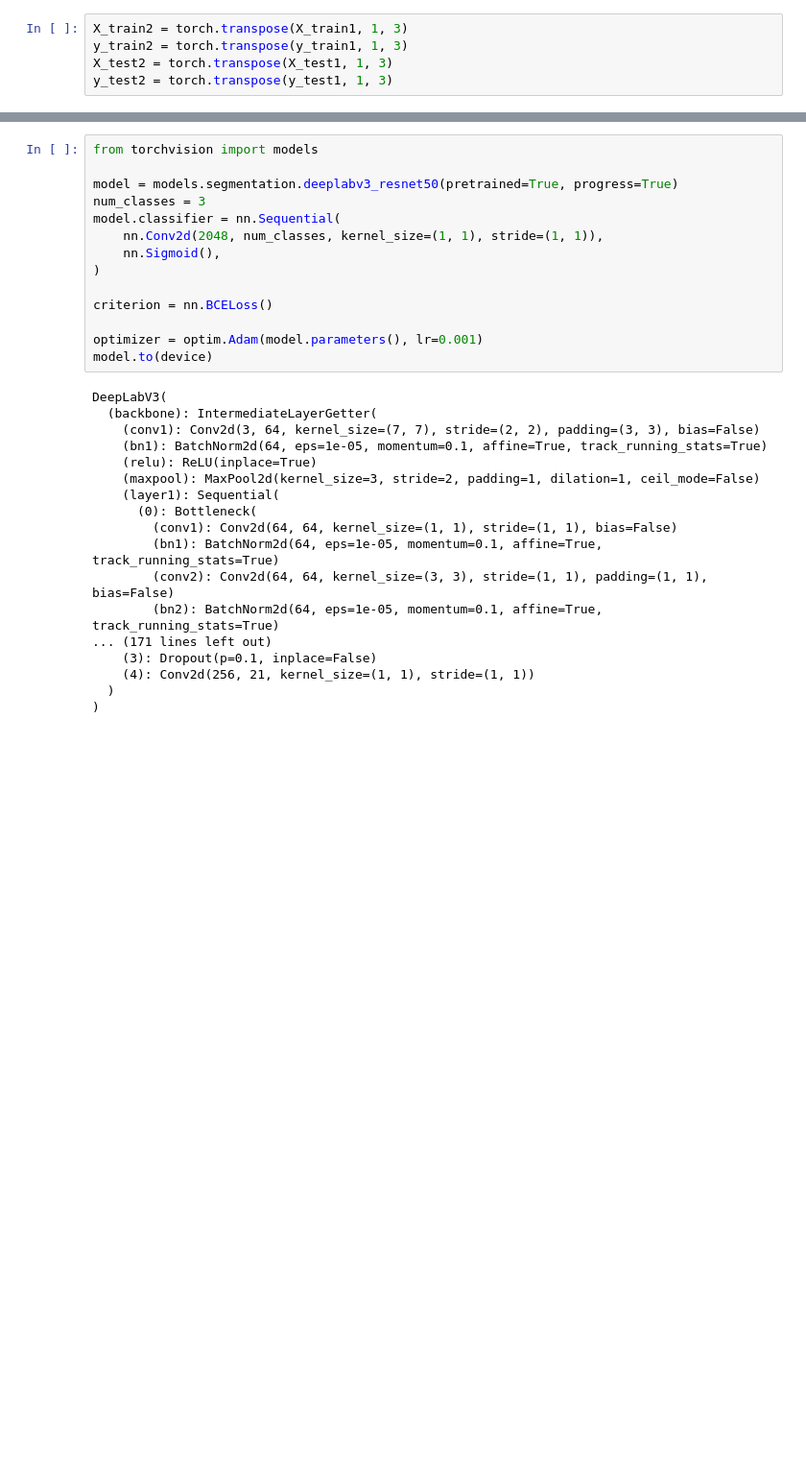
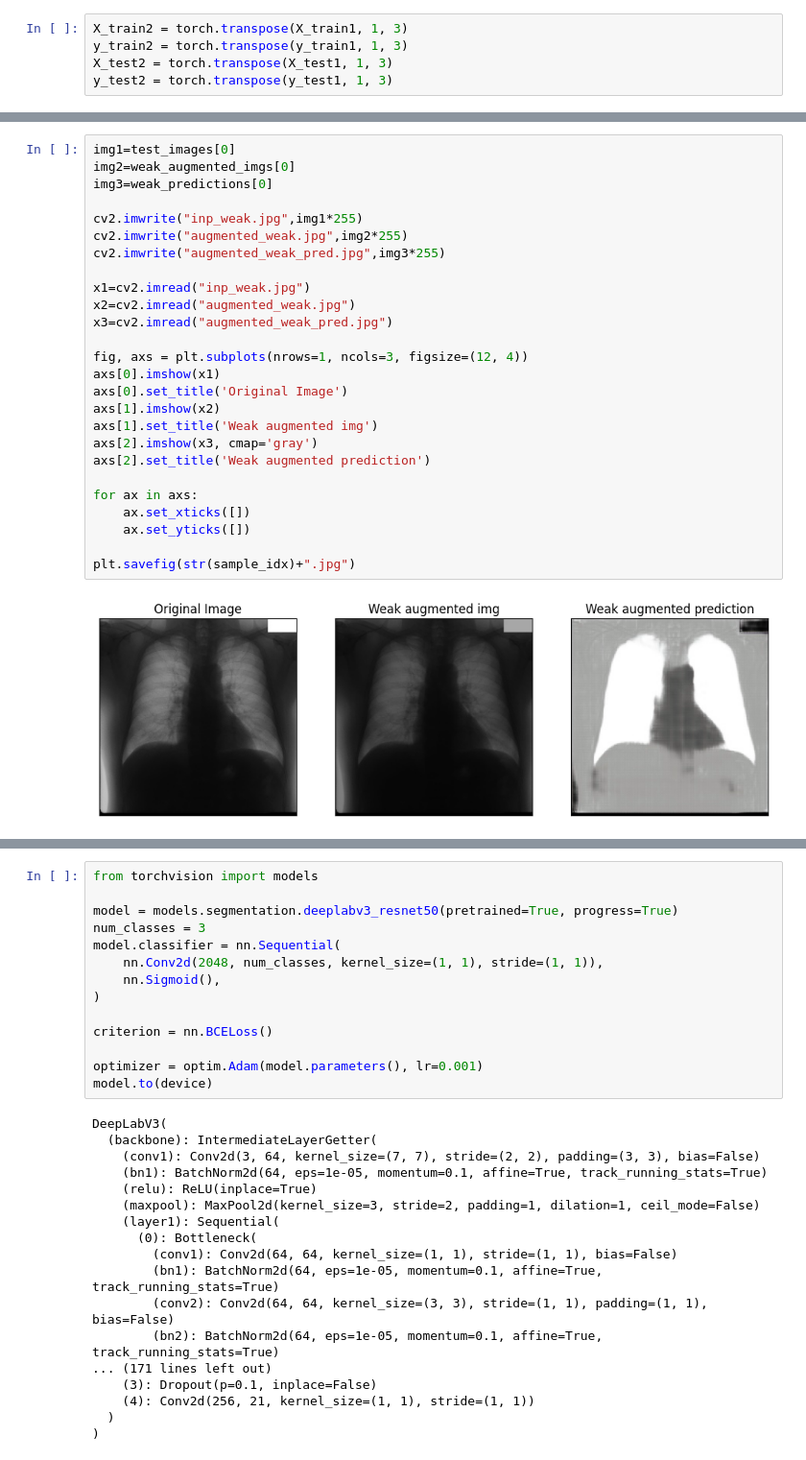
Before and after one commit to kbrohi/Reference-guided-Pseudo-Label-Generation, a Jupyter notebook: code.ipynb, the cells around one changed output, grey strips where cells are left out. Shown at 96% size. Drawn from its saved outputs; the diff is of its cells as text; blank space fills up the shorter version.

```diff
--- a/code.ipynb
+++ b/code.ipynb
@@ -345,0 +553,28 @@ plt.savefig(str(sample_idx)+".jpg")
+# %%
+img1=test_images[0]
+img2=weak_augmented_imgs[0]
+img3=weak_predictions[0]
+
+cv2.imwrite("inp_weak.jpg",img1*255)
+cv2.imwrite("augmented_weak.jpg",img2*255)
+cv2.imwrite("augmented_weak_pred.jpg",img3*255)
+
+x1=cv2.imread("inp_weak.jpg")
+x2=cv2.imread("augmented_weak.jpg")
+x3=cv2.imread("augmented_weak_pred.jpg")
+
+fig, axs = plt.subplots(nrows=1, ncols=3, figsize=(12, 4))
+axs[0].imshow(x1)
+axs[0].set_title('Original Image')
+axs[1].imshow(x2)
+axs[1].set_title('Weak augmented img')
+axs[2].imshow(x3, cmap='gray')
+axs[2].set_title('Weak augmented prediction')
+
+for ax in axs:
+    ax.set_xticks([])
+    ax.set_yticks([])
+
+plt.savefig(str(sample_idx)+".jpg")
+# %% [output]
+[figure, added]
```
Also changed, not shown: parts of 31 cells of this notebook.
